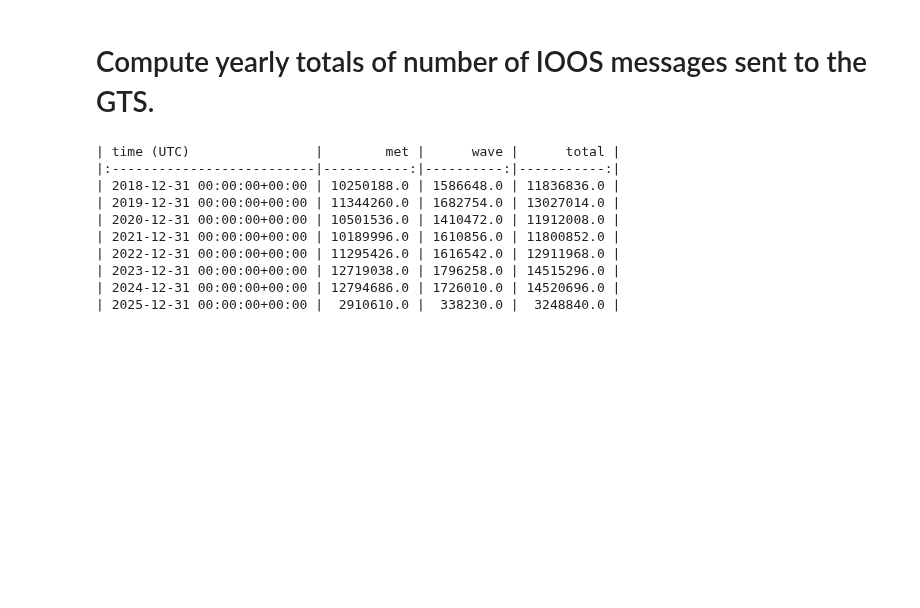
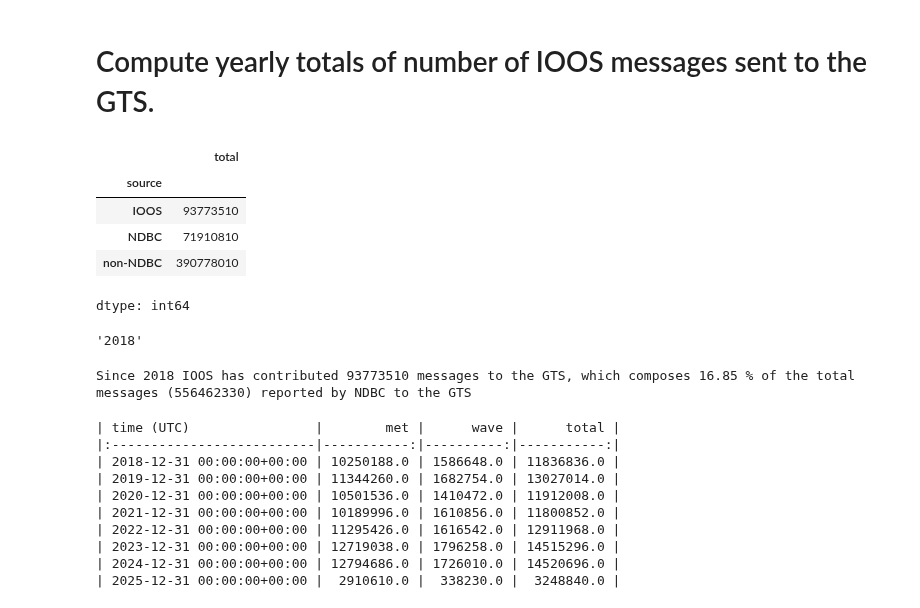
Before and after one commit to ioos/ioos_metrics, a Jupyter notebook: notebooks/IOOS_obs_2_NDBC.ipynb, the cells around one changed output. Cells and saved outputs as stored; diff of their text form; code cells hidden in the pictures; blank space fills up the shorter version.

Commit message:
creating print statements

```diff
--- a/notebooks/IOOS_obs_2_NDBC.ipynb
+++ b/notebooks/IOOS_obs_2_NDBC.ipynb
@@ -70,6 +66,35 @@ df
 74309 rows × 8 columns
 # %% [markdown]
 # Compute yearly totals of number of IOOS messages sent to the GTS.
+# %%
+total = df.groupby(by=["source"])[['met','wave']].sum()
+
+total['total'] = total['met'] + total['wave']
+
+total['total']
+# %% [output]
+|  | total |
+| source |  |
+| IOOS | 93773510 |
+| NDBC | 71910810 |
+| non-NDBC | 390778010 |
+dtype: int64
+# %%
+df.index.min().strftime('%Y')
+# %% [output]
+'2018'
+# %%
+first_year = df.index.min().strftime('%Y')
+
+ioos_total = total.loc['IOOS','total']
+
+ioos_pcnt = total.loc['IOOS','total'] / total['total'].sum()
+
+total = total['total'].sum()
+
+print(f'Since {first_year} IOOS has contributed {ioos_total} messages to the GTS, which composes {(ioos_pcnt)*100:.2f} % of the total messages ({total}) reported by NDBC to the GTS')
+# %% [output]
+Since 2018 IOOS has contributed 93773510 messages to the GTS, which composes 16.85 % of the total messages (556462330) reported by NDBC to the GTS
 # %%
 yearly_totals = df.groupby(by=["source", pd.Grouper(freq="YE")])[['met','wave']].sum()
 
```
Also changed, not shown: parts of 15 cells of this notebook.
